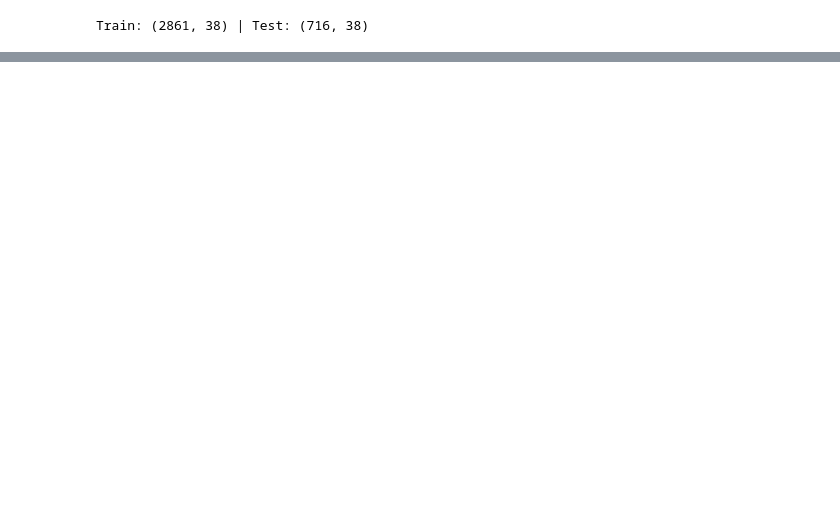
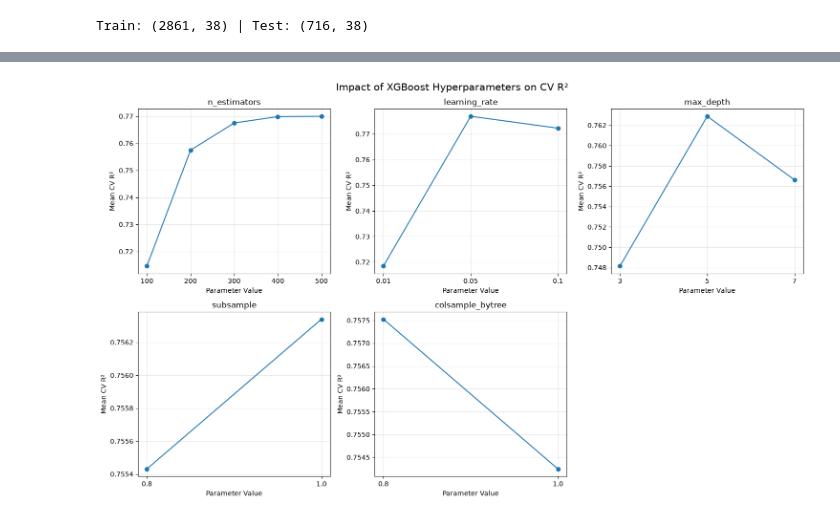
Before and after one commit to HaiDang193/Salary-Prediction, a Jupyter notebook: notebooks/04_model_experiments.ipynb, the cells around one changed output, grey strips where cells are left out. Drawn from its saved outputs; the diff is of its cells as text; code cells hidden in the pictures; blank space fills up the shorter version.

```diff
--- a/notebooks/04_model_experiments.ipynb
+++ b/notebooks/04_model_experiments.ipynb
@@ -2,13 +2,12 @@
 from pathlib import Path
 import pandas as pd
 # %%
-
 # 1. Xác định thư mục data
 ROOT = Path.cwd()
 DATA_DIR = ROOT/ ".." / "data" / "processed"
 
 # 2. Đọc dữ liệu CSV
-CSV_PATH = DATA_DIR / "car_cleaned.csv"
+CSV_PATH = DATA_DIR / "car_processed.csv"
 
 df = pd.read_csv(CSV_PATH)
 print(df.head())
@@ -83,8 +35,8 @@ Kết quả: Các biến Categorical đã được mã hóa thành dạng số,
 from sklearn.model_selection import train_test_split
 
 # Tách Features và Target
-X = df.drop(columns=['selling_price'])
-y = df['selling_price']
+X = df.drop(columns=['log_selling_price'])
+y = df['log_selling_price']
 
 # Chia dữ liệu Train/Test
 X_train, X_test, y_train, y_test = train_test_split(
@@ -310,0 +138,48 @@ Top-2 Feature: fuel_Diesel
+# %%
+import pandas as pd
+import matplotlib.pyplot as plt
+
+# Lấy kết quả từ RandomizedSearchCV
+df_cv = pd.DataFrame(search.cv_results_)
+
+# Danh sách hyperparameters
+params = [
+    "param_n_estimators",
+    "param_learning_rate",
+    "param_max_depth",
+    "param_subsample",
+    "param_colsample_bytree"
+]
+
+fig, axes = plt.subplots(2, 3, figsize=(15, 9))
+axes = axes.flatten()
+
+for i, param in enumerate(params):
+
+    # Tính R² trung bình theo từng giá trị parameter
+    data = df_cv.groupby(param)["mean_test_r2"].mean()
+
+    # Vẽ biểu đồ
+    axes[i].plot(
+        data.index.astype(str),
+        data.values,
+        marker="o"
+    )
+
+    axes[i].set_title(param.replace("param_", ""))
+    axes[i].set_xlabel("Parameter Value")
+    axes[i].set_ylabel("Mean CV R²")
+    axes[i].grid(True, alpha=0.3)
+
+# Xóa biểu đồ thứ 6 không sử dụng
+fig.delaxes(axes[5])
+
+plt.suptitle(
+    "Impact of XGBoost Hyperparameters on CV R²",
+    fontsize=15
+)
+
+plt.tight_layout()
+plt.show()
+# %% [output]
+[figure, added]
```
Also changed, not shown: parts of 18 cells of this notebook, 2 other files.
